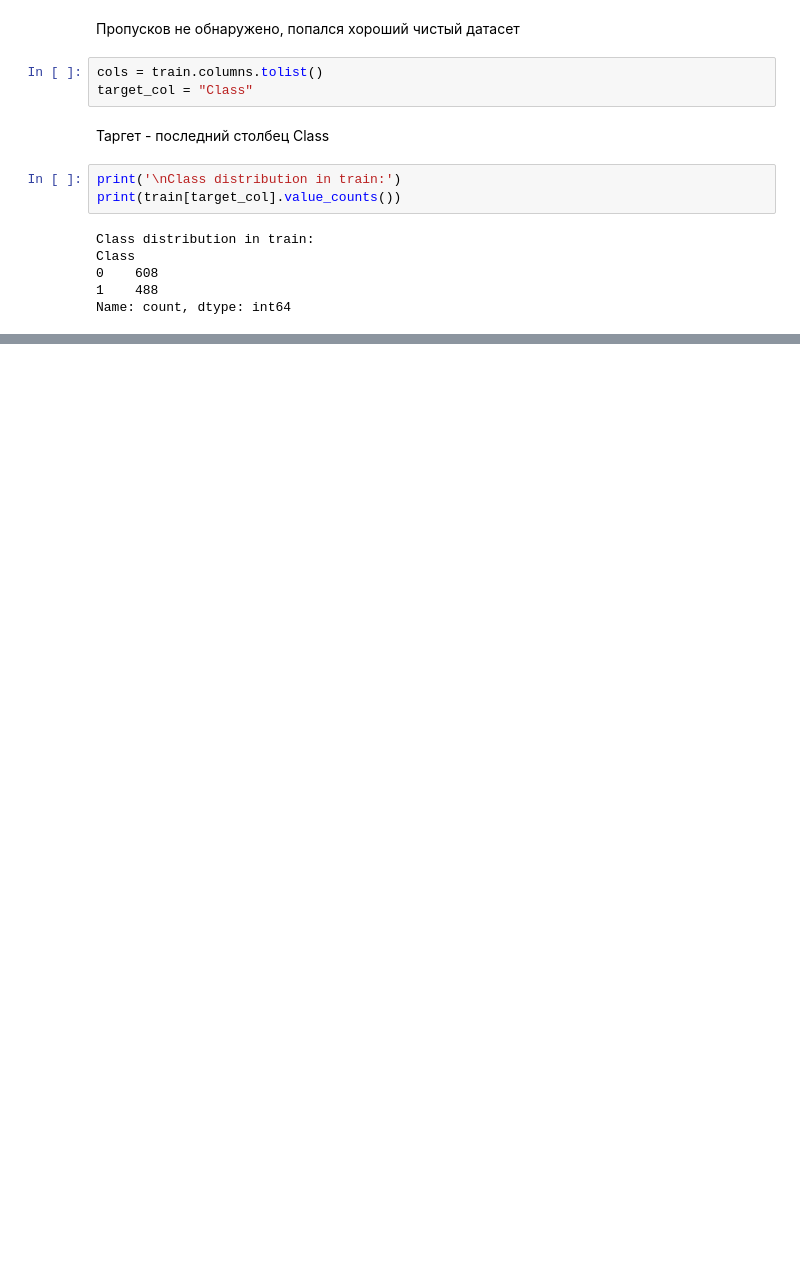
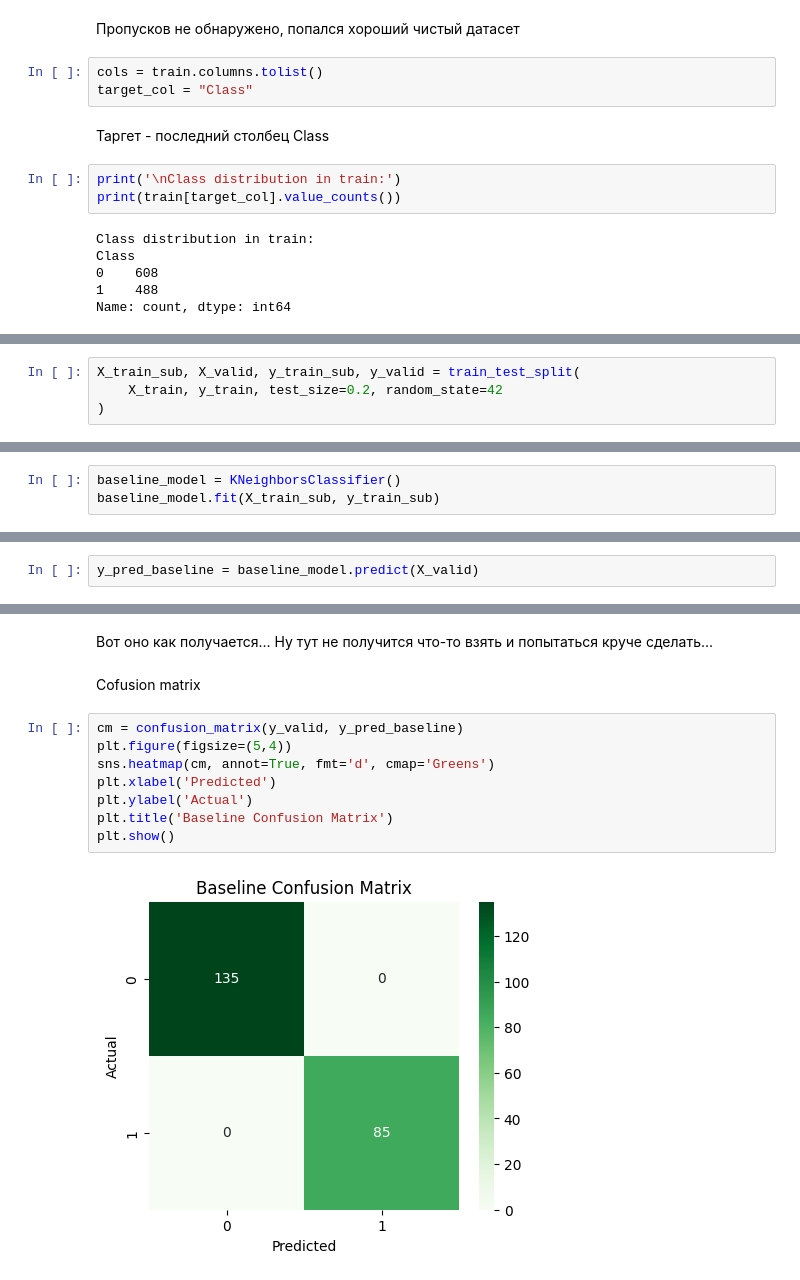
Before and after one commit to Minidrak/Application-systems-and-artificial-intelligence-frameworks-MAI, a Jupyter notebook: Lab_01/Lab_01.ipynb, the cells around one changed output, grey strips where cells are left out. Saved outputs shown, nothing was run; the diff lists cells and outputs as text; blank space fills up the shorter version.

```diff
--- a/Lab_01/Lab_01.ipynb
+++ b/Lab_01/Lab_01.ipynb
@@ -96,0 +164,4 @@ Name: count, dtype: int64
+# %%
+X_train_sub, X_valid, y_train_sub, y_valid = train_test_split(
+    X_train, y_train, test_size=0.2, random_state=42
+)
@@ -96,0 +170,3 @@ Name: count, dtype: int64
+# %%
+baseline_model = KNeighborsClassifier()
+baseline_model.fit(X_train_sub, y_train_sub)
@@ -96,0 +175,2 @@ Name: count, dtype: int64
+# %%
+y_pred_baseline = baseline_model.predict(X_valid)
@@ -96,0 +191,15 @@ Name: count, dtype: int64
+# %% [markdown]
+Вот оно как получается...
+Ну тут не получится что-то взять и попытаться круче сделать...
+# %% [markdown]
+Cofusion matrix
+# %%
+cm = confusion_matrix(y_valid, y_pred_baseline)
+plt.figure(figsize=(5,4))
+sns.heatmap(cm, annot=True, fmt='d', cmap='Greens')
+plt.xlabel('Predicted')
+plt.ylabel('Actual')
+plt.title('Baseline Confusion Matrix')
+plt.show()
+# %% [output]
+[figure, added]
```
Also changed, not shown: parts of 21 cells of this notebook.
